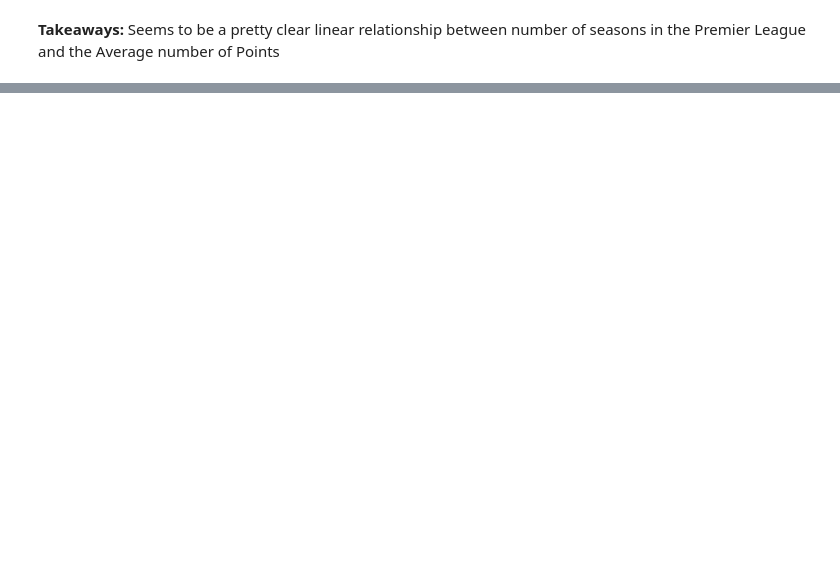
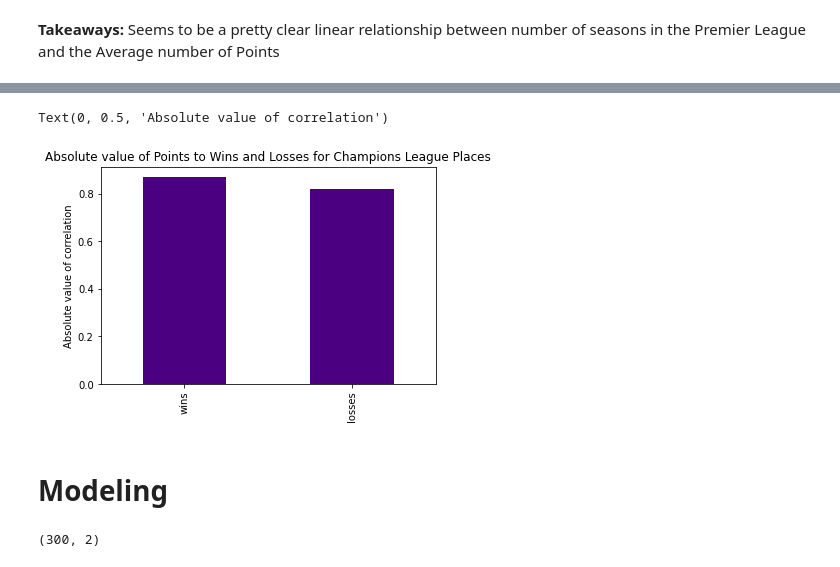
Before and after one commit to noahmelngailis/football_time_series, a Jupyter notebook: EPL_Notebook.ipynb, the cells around one changed output, grey strips where cells are left out. Drawn from its saved outputs; the diff is of its cells as text; code cells hidden in the pictures; blank space fills up the shorter version.

```diff
--- a/EPL_Notebook.ipynb
+++ b/EPL_Notebook.ipynb
@@ -159,0 +257,9 @@ assessing_post_season(df)
+# %%
+df[df.place >= 18][['wins', 'losses', 'points']].corr().points[0:2].abs().plot.bar(color='indigo')
+plt.title("Absolute value of Points to Wins and Losses for Champions League Places")
+plt.ylabel('Absolute value of correlation')
+# %% [output]
+Text(0, 0.5, 'Absolute value of correlation')
+[figure, added]
+# %% [markdown]
+# Modeling
@@ -159,0 +268,4 @@ assessing_post_season(df)
+# %%
+predictions.shape
+# %% [output]
+(300, 2)
```
Also changed, not shown: parts of 29 cells of this notebook.
